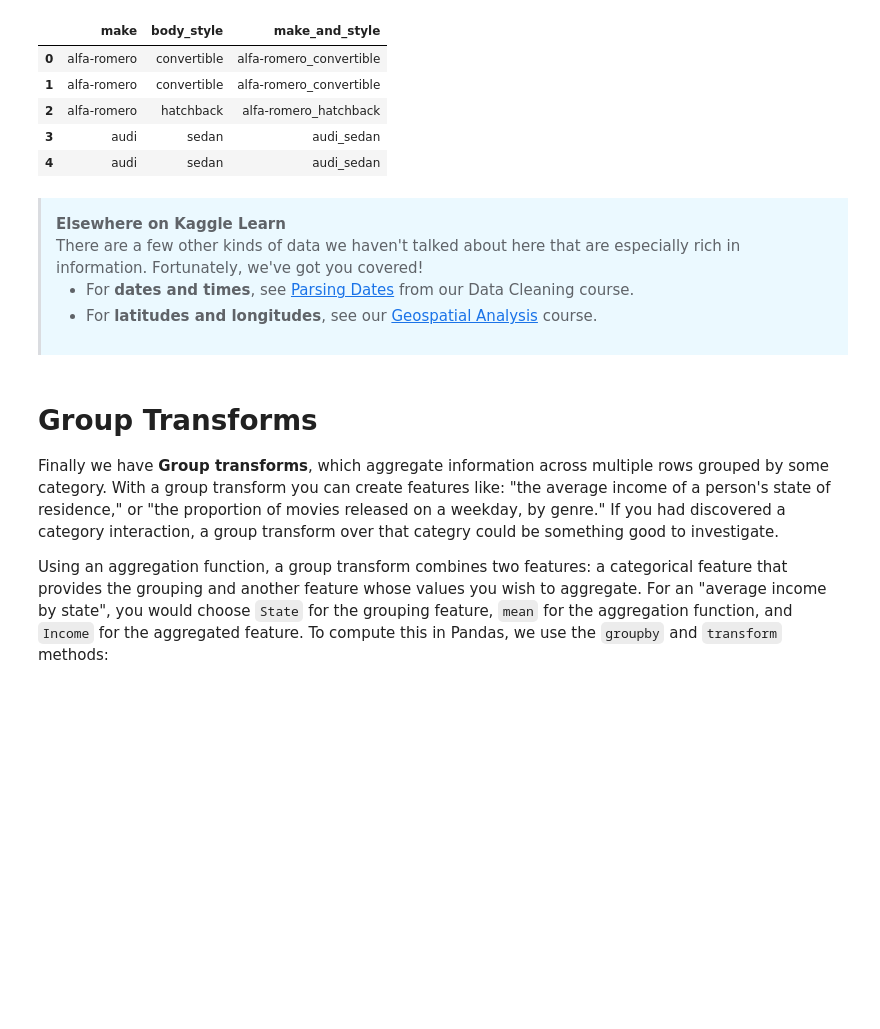
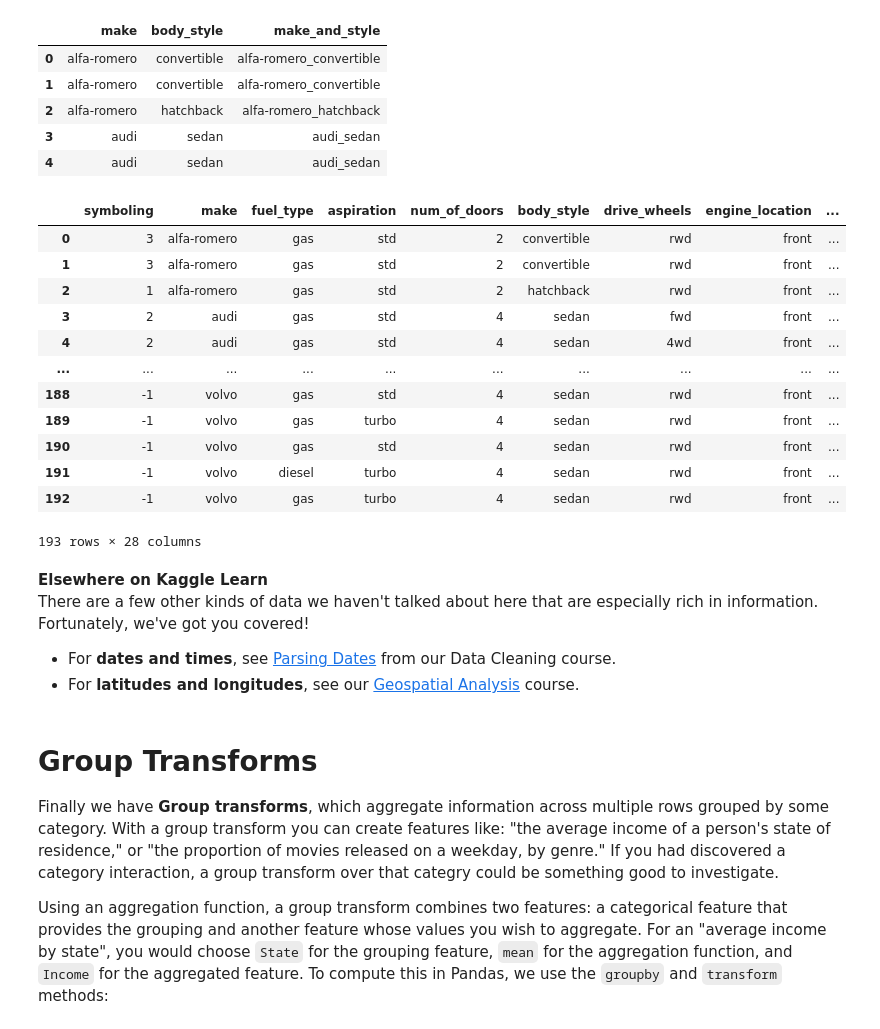
Before and after one commit to ramadhanridho16/Kaggle_Feature-Engineering, a Jupyter notebook: c_creating-features.ipynb, the cells around one changed output. Drawn from its saved outputs; the diff is of its cells as text; code cells hidden in the pictures; blank space fills up the shorter version.

```diff
--- a/c_creating-features.ipynb
+++ b/c_creating-features.ipynb
@@ -176,15 +253,30 @@ autos[["make", "body_style", "make_and_style"]].head()
 | 2 | alfa-romero | hatchback | alfa-romero_hatchback |
 | 3 | audi | sedan | audi_sedan |
 | 4 | audi | sedan | audi_sedan |
+# %%
+autos
+# %% [output]
+|  | symboling | make | fuel_type | aspiration | num_of_doors | body_style | drive_wheels | engine_location | ... |
+| 0 | 3 | alfa-romero | gas | std | 2 | convertible | rwd | front | ... |
+| 1 | 3 | alfa-romero | gas | std | 2 | convertible | rwd | front | ... |
+| 2 | 1 | alfa-romero | gas | std | 2 | hatchback | rwd | front | ... |
+| 3 | 2 | audi | gas | std | 4 | sedan | fwd | front | ... |
+| 4 | 2 | audi | gas | std | 4 | sedan | 4wd | front | ... |
+| ... | ... | ... | ... | ... | ... | ... | ... | ... | ... |
+| 188 | -1 | volvo | gas | std | 4 | sedan | rwd | front | ... |
+| 189 | -1 | volvo | gas | turbo | 4 | sedan | rwd | front | ... |
+| 190 | -1 | volvo | gas | std | 4 | sedan | rwd | front | ... |
+| 191 | -1 | volvo | diesel | turbo | 4 | sedan | rwd | front | ... |
+| 192 | -1 | volvo | gas | turbo | 4 | sedan | rwd | front | ... |
+193 rows × 28 columns
 # %% [markdown]
-<blockquote style="margin-right:auto; margin-left:auto; background-color: #ebf9ff; padding: 1em; margin:24px;">
+
 <strong>Elsewhere on Kaggle Learn</strong><br>
 There are a few other kinds of data we haven't talked about here that are especially rich in information. Fortunately, we've got you covered!
 <ul>
 <li> For <strong>dates and times</strong>, see <a href="https://www.kaggle.com/alexisbcook/parsing-dates">Parsing Dates</a> from our Data Cleaning course.
 <li> For <strong>latitudes and longitudes</strong>, see our <a href="https://www.kaggle.com/learn/geospatial-analysis">Geospatial Analysis</a> course.
 </ul>
-</blockquote>
 # %% [markdown]
 # Group Transforms #
 
```
Also changed, not shown: parts of 13 cells of this notebook, 1 other file.
